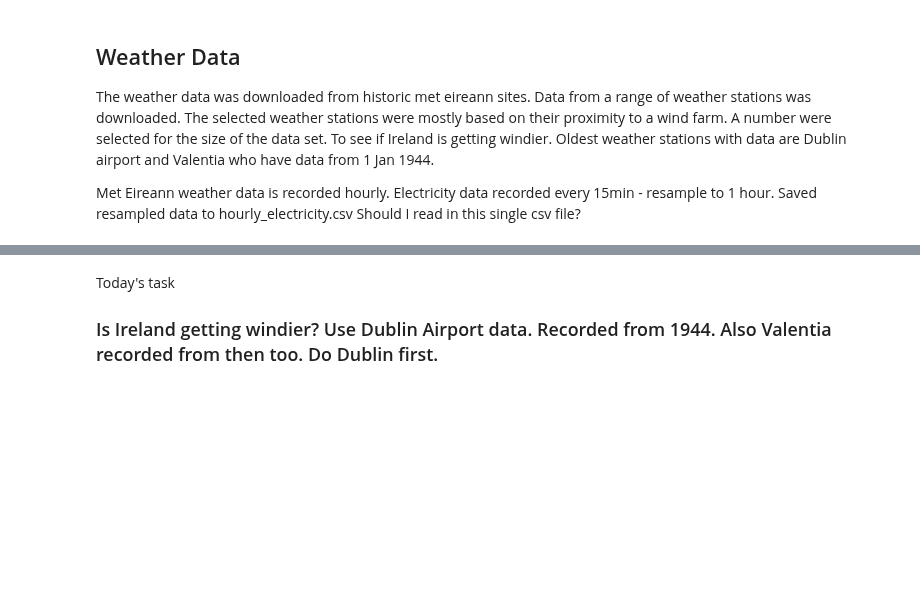
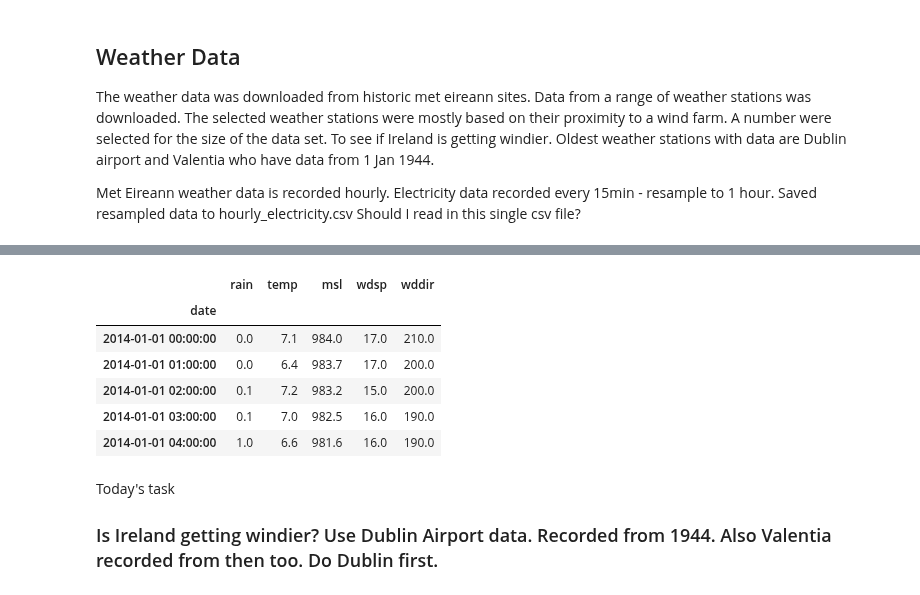
Before and after one commit to IreneKilgannon/PFDA, a Jupyter notebook: PFDA-project/wind.ipynb, the cells around one changed output, grey strips where cells are left out. Cells and saved outputs as stored; diff of their text form; code cells hidden in the pictures; blank space fills up the shorter version.

```diff
--- a/PFDA-project/wind.ipynb
+++ b/PFDA-project/wind.ipynb
@@ -180,3 +261,17 @@ Met Eireann weather data is recorded hourly. Electricity data recorded every 15m
+# %%
+# Select rows from 2014
+
+belmullet_df = belmullet_df.loc['2014' : '2024']
+
+belmullet_df.head()
+# %% [output]
+|  | rain | temp | msl | wdsp | wddir |
+| date |  |  |  |  |  |
+| 2014-01-01 00:00:00 | 0.0 | 7.1 | 984.0 | 17.0 | 210.0 |
+| 2014-01-01 01:00:00 | 0.0 | 6.4 | 983.7 | 17.0 | 200.0 |
+| 2014-01-01 02:00:00 | 0.1 | 7.2 | 983.2 | 15.0 | 200.0 |
+| 2014-01-01 03:00:00 | 0.1 | 7.0 | 982.5 | 16.0 | 190.0 |
+| 2014-01-01 04:00:00 | 1.0 | 6.6 | 981.6 | 16.0 | 190.0 |
 # %% [markdown]
 Today's task
 
```
Also changed, not shown: parts of 15 cells of this notebook.
